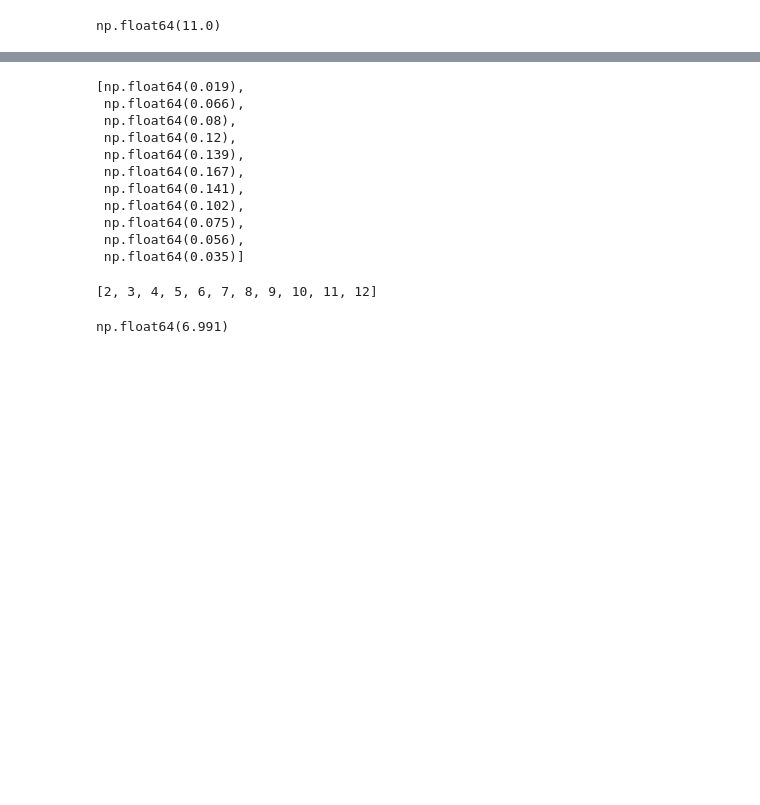
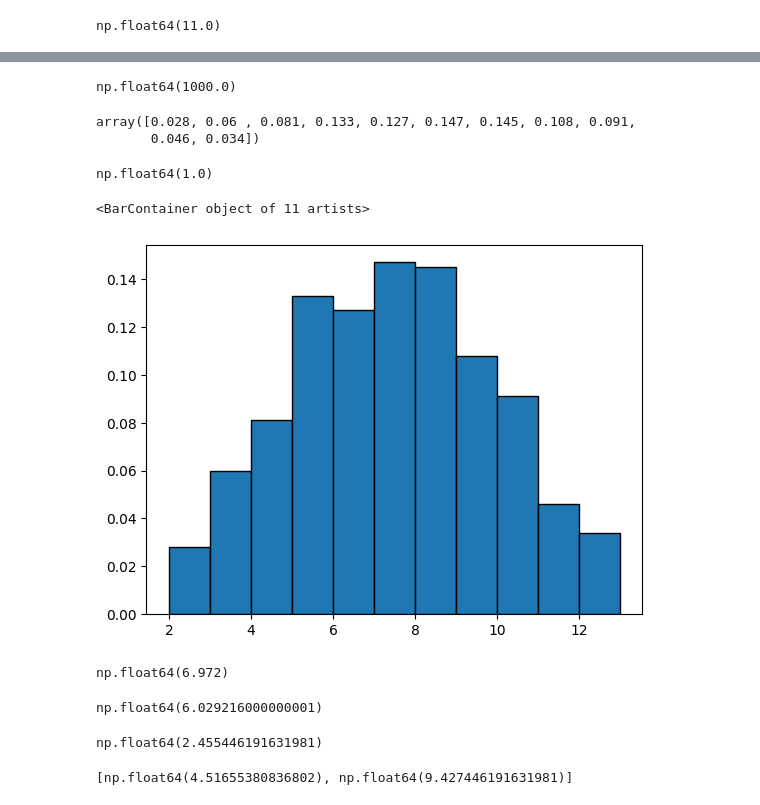
Before and after one commit to asegura4488/MetodosComputacionalesI2025, a Jupyter notebook: Semana13/ElementosDeProbabilidad.ipynb, the cells around one changed output, grey strips where cells are left out. Saved outputs shown, nothing was run; the diff lists cells and outputs as text; code cells hidden in the pictures; blank space fills up the shorter version.

```diff
--- a/Semana13/ElementosDeProbabilidad.ipynb
+++ b/Semana13/ElementosDeProbabilidad.ipynb
@@ -87,28 +79,44 @@ print(prob2 + prob10)
-# %%
-funmasa = [  np.sum( freq == i ) / len(freq) for i in range(2,13)  ]
-funmasa
-# %% [output]
-[np.float64(0.019),
- np.float64(0.066),
- np.float64(0.08),
- np.float64(0.12),
- np.float64(0.139),
- np.float64(0.167),
- np.float64(0.141),
- np.float64(0.102),
- np.float64(0.075),
- np.float64(0.056),
- np.float64(0.035)]
-# %%
-X = [ i for i in range(2, 13) ]
-X
-# %% [output]
-[2, 3, 4, 5, 6, 7, 8, 9, 10, 11, 12]
-# %%
-from os import P_PID
-mean = 0
-for i in range(len(X)):
-  mean += X[i]*funmasa[i]
-mean
-# %% [output]
-np.float64(6.991)
+# %%
+# Necesitamos normalizar a 1
+I = np.sum(w*h)
+I
+# %% [output]
+np.float64(1000.0)
+# %%
+hnorm = h/I
+hnorm
+# %% [output]
+array([0.028, 0.06 , 0.081, 0.133, 0.127, 0.147, 0.145, 0.108, 0.091,
+       0.046, 0.034])
+# %%
+np.sum(w*hnorm)
+# %% [output]
+np.float64(1.0)
+# %%
+plt.bar(m,hnorm,width=w,ec='k')
+# %% [output]
+<BarContainer object of 11 artists>
+[figure, added]
+# %%
+# Valor medio
+X = bins[:-1]
+mean = np.sum( hnorm * X )
+mean
+# %% [output]
+np.float64(6.972)
+# %%
+varianza = np.sum( (X - mean)**2* hnorm )
+varianza
+# %% [output]
+np.float64(6.029216000000001)
+# %%
+std = np.sqrt(varianza)
+std
+# %% [output]
+np.float64(2.455446191631981)
+# %%
+# Vamos a calcular el intervalo de confiaza 68%
+IC = [mean - std, mean + std]
+IC
+# %% [output]
+[np.float64(4.51655380836802), np.float64(9.427446191631981)]
```
Also changed, not shown: parts of 4 cells of this notebook.
